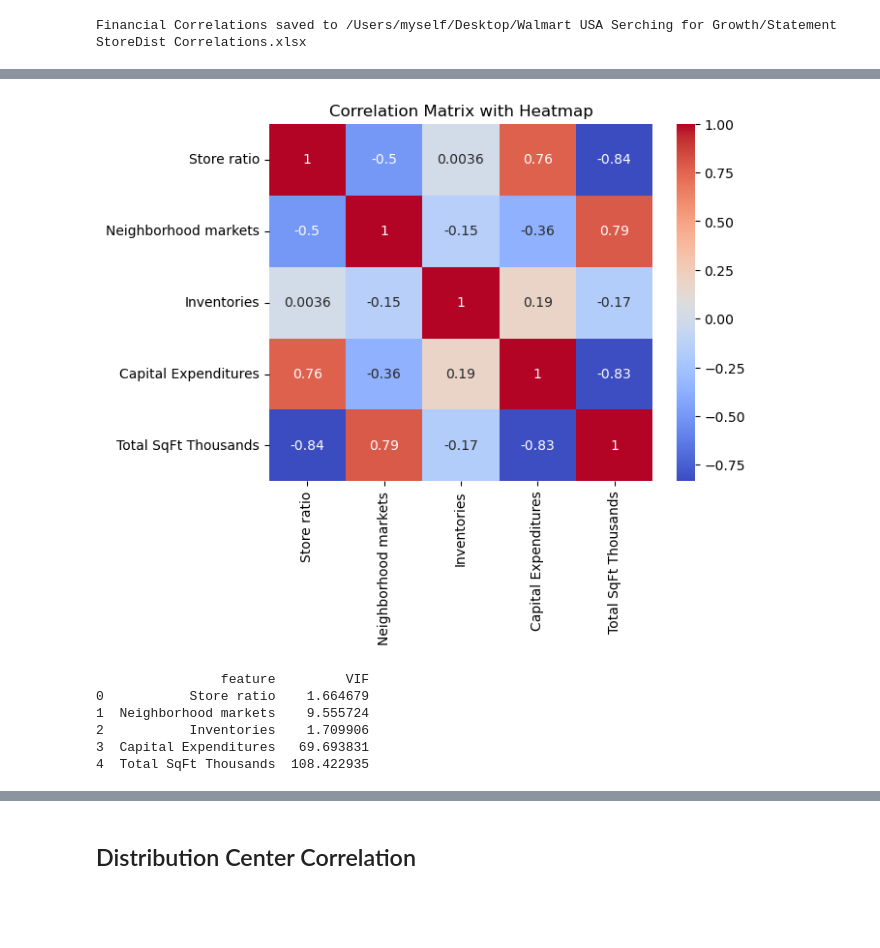
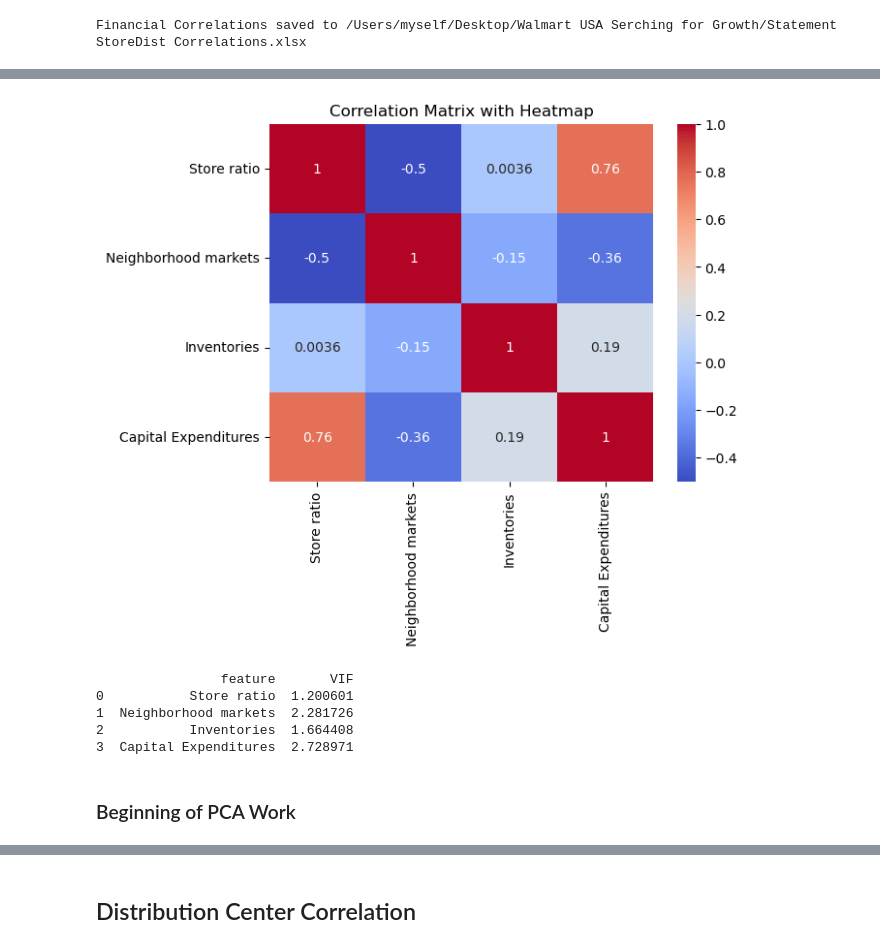
Before and after one commit to msinmalk/neighbourhood-market-expansion, a Jupyter notebook: Notebooks/CapExCosting.ipynb, the cells around one changed output, grey strips where cells are left out. Drawn from its saved outputs; the diff is of its cells as text; code cells hidden in the pictures; blank space fills up the shorter version.

```diff
--- a/Notebooks/CapExCosting.ipynb
+++ b/Notebooks/CapExCosting.ipynb
@@ -38,7 +51,7 @@ from scipy.optimize import curve_fit
 
 # Import data into pandas DataFrame
 # Assuming financial_data and store_counts are already loaded into pandas DataFrames
-walmartPath="/Users/myself/Desktop/Walmart USA Serching for Growth/"
+walmartPath="/Users/myself/Desktop/Walmart USA Searching for Growth/"
 
 
 
@@ -108,7 +121,7 @@ distribution_count.rename(columns={"Total":"Total DC","Total.1":"Total SqFt"},in
 dist_pivot=distribution_count.pivot_table(index='Year')
 dist_pivot.index=dist_pivot.index.astype(str)
 
-dist_pivot = dist_pivot.shift(periods=0)
+dist_pivot = dist_pivot.shift(periods=-5)
 dist_pivot['Total SqFt Thousands'] = dist_pivot['Total SqFt']/1000
 # %%
 
@@ -187,32 +212,35 @@ merge_left_numeric=pd.merge(merge_left_numeric, store_ratio ,on='Year',how='left
 # %%
 import seaborn as sns
 import matplotlib.pyplot as plt
 import pandas as pd
 from statsmodels.stats.outliers_influence import variance_inflation_factor
+
+
 
 def analyze_correlations(variateDFT):
     # Creating a correlation matrix and displaying it as a heatmap
     corr_matrix = variateDFT.corr()
     sns.heatmap(corr_matrix, annot=True, cmap='coolwarm')
     plt.title('Correlation Matrix with Heatmap')
     plt.show()
 
     # Checking for multicollinearity using Variance Inflation Factor (VIF)
     vif_data = pd.DataFrame()
     vif_data["feature"] = variateDFT.columns
     vif_data["VIF"] = [variance_inflation_factor(variateDFT.values, i) for i in range(len(variateDFT.columns))]
     print(vif_data)
 
 
-analyze_correlations(merge_left_numeric[['Store ratio','Neighborhood markets','Inventories', 'Capital Expenditures', 'Total SqFt Thousands']])
+analyze_correlations(merge_left_numeric[['Store ratio','Neighborhood markets','Inventories', 'Capital Expenditures']])
 # %% [output]
-[figure, old version]
+[figure, new version]
-                feature         VIF
-0           Store ratio    1.664679
-1  Neighborhood markets    9.555724
-2           Inventories    1.709906
-3  Capital Expenditures   69.693831
-4  Total SqFt Thousands  108.422935
+                feature       VIF
+0           Store ratio  1.200601
+1  Neighborhood markets  2.281726
+2           Inventories  1.664408
+3  Capital Expenditures  2.728971
+# %% [markdown]
+### Beginning of PCA Work
 # %%
 import pandas as pd
 from sklearn.decomposition import PCA
```
Also changed, not shown: parts of 38 cells of this notebook, 11 other files.
